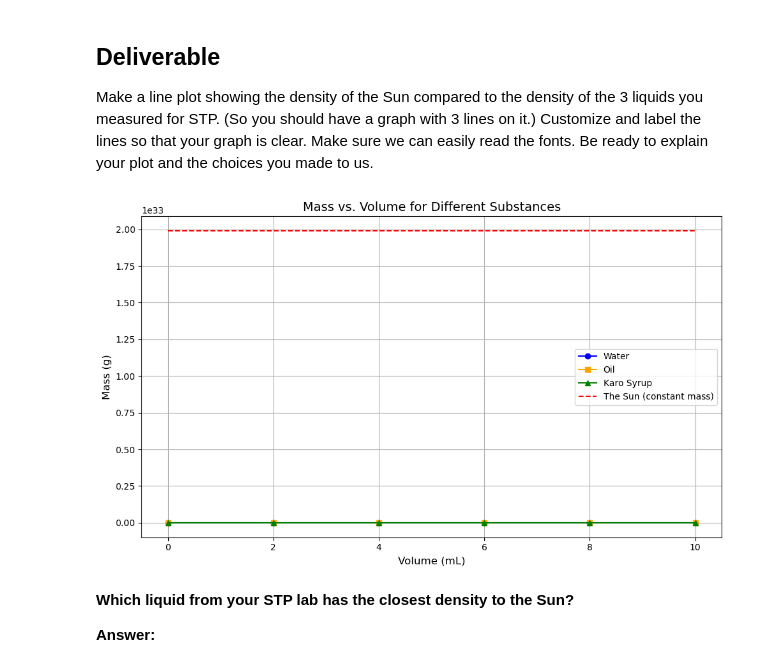
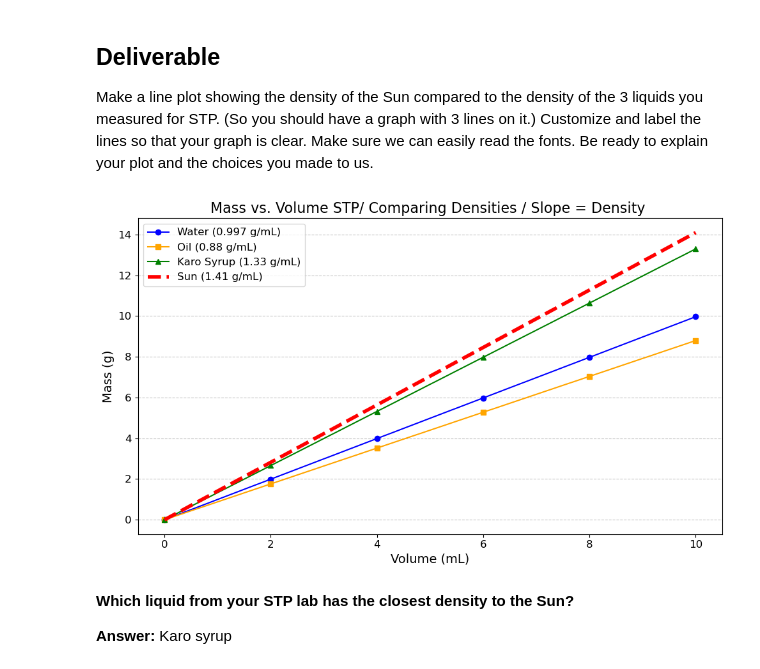
Before and after one commit to PrisonTeachingInitiative/CFR-2025, a Jupyter notebook: Astro/Blank/1 - Stars Pt2 .ipynb, the cells around one changed output. Drawn from its saved outputs; the diff is of its cells as text; code cells hidden in the pictures.

```diff
--- a/Astro/Blank/1 - Stars Pt2 .ipynb
+++ b/Astro/Blank/1 - Stars Pt2 .ipynb
@@ -469,56 +467,69 @@ Make a line plot showing the density of the Sun compared to the density of the 3
 # %%
 # create your line plot below
 
 # fill in the volumes you measured for STP in the list below
 # this will be your array for the x axis for each liquid and for the sun
 volumes = [0, 2, 4, 6, 8, 10] #mL
 
 # the below function will calculate the masses based on the density you put in, you don't need to edit it
 def masses(density): #g/mL
     mass = [a * density for a in volumes]
     return mass
 
 # you will need to use this function for each object below
-water_mass = [0, 1.98, 3.96, 5.97, 8.04, 10.01]
-oil_mass = [0, 1.76, 3.52, 5.28, 7.04, 8.8]
-karo_mass = [0, 2.66, 5.32, 7.98, 10.64, 13.30]
-sun_mass = 1.989e+33
 
 #plot a line for the four substances above on the same graph. change the colors for each line and label them
 #remember a line for a directly proportional model is A * x. What did A and x represent in this lab?
 
 import matplotlib.pyplot as plt
 
 # Volumes in mL
 volumes = [0, 2, 4, 6, 8, 10]
+## Data
+#sun_mass = 1.989e33  # grams
+#water_mass = [0, 1.98, 3.96, 5.97, 8.04, 10.01]
+#oil_mass = [0, 1.76, 3.52, 5.28, 7.04, 8.8]
+#karo_mass = [0, 2.66, 5.32, 7.98, 10.64, 13.30]
 
-# Mass data in grams for different substances
-water_mass = [0, 1.98, 3.96, 5.97, 8.04, 10.01]
-oil_mass = [0, 1.76, 3.52, 5.28, 7.04, 8.8]
-karo_mass = [0, 2.66, 5.32, 7.98, 10.64, 13.30]
-sun_mass = 1.989e33  # grams
+def masses(density):
+    return [v * density for v in volumes]
 
-# Create a mass list for the Sun (constant mass, unrealistic scaling, for comparison only)
-sun_mass_list = [sun_mass for _ in volumes]
+# Densities
+density_sun = 1.41
+density_water = 0.997
+density_oil = 0.88
+density_karo = 1.33
 
-# Plot setup
+# Calculate masses
+sun_mass = masses(density_sun)
+water_mass = masses(density_water)
+oil_mass = masses(density_oil)
+karo_mass = masses(density_karo)
+
+# Plot
 plt.figure(figsize=(10, 6))
-plt.plot(volumes, water_mass, marker='o', label='Water', color='blue')
-plt.plot(volumes, oil_mass, marker='s', label='Oil', color='orange')
-plt.plot(volumes, karo_mass, marker='^', label='Karo Syrup', color='green')
-plt.plot(volumes, sun_mass_list, linestyle='--', color='red', label='The Sun (constant mass)')
 
-# Labels and title
-plt.xlabel('Volume (mL)', fontsize=12)
-plt.ylabel('Mass (g)', fontsize=12)
-plt.title('Mass vs. Volume for Different Substances', fontsize=14)
-plt.legend()
-plt.grid(True)
+
+plt.plot(volumes, water_mass, marker='o', color='blue', label='Water (0.997 g/mL)')
+plt.plot(volumes, oil_mass, marker='s', color='orange', label='Oil (0.88 g/mL)')
+plt.plot(volumes, karo_mass, marker='^', color='green', label='Karo Syrup (1.33 g/mL)')
+plt.plot(volumes, sun_mass, linestyle='--', color='red', linewidth=4, label='Sun (1.41 g/mL)')
+
+# Label
+plt.title('Mass vs. Volume STP/ Comparing Densities / Slope = Density ', fontsize=16)
+plt.xlabel('Volume (mL)', fontsize=14)
+plt.ylabel('Mass (g)', fontsize=14)
+plt.xticks(fontsize=12)
+plt.yticks(fontsize=12)
+
+# legend
+plt.grid(axis='y', linestyle='--', alpha=0.7)
+plt.legend(fontsize=12, loc='upper left')
 plt.tight_layout()
 plt.show()
 # %% [output]
-[figure, old version]
+[figure, new version]
 # %% [markdown]
 **Which liquid from your STP lab has the closest density to the Sun?**
 
-**Answer:**
+**Answer:** Karo syrup
```
Also changed, not shown: parts of 3 cells of this notebook.
